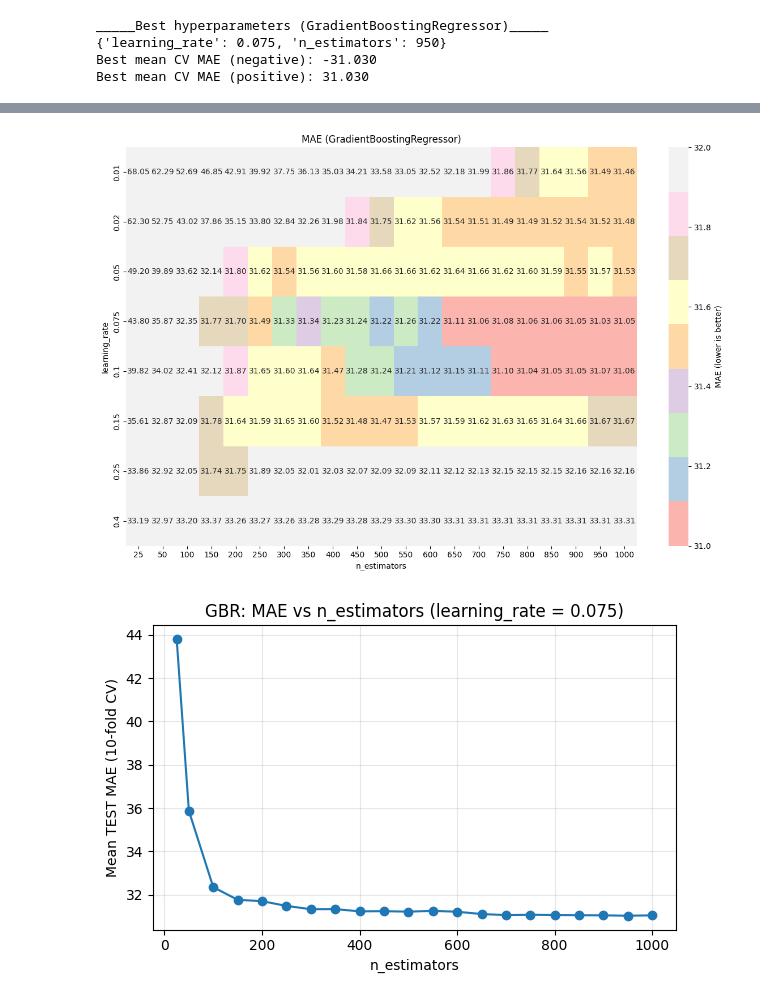
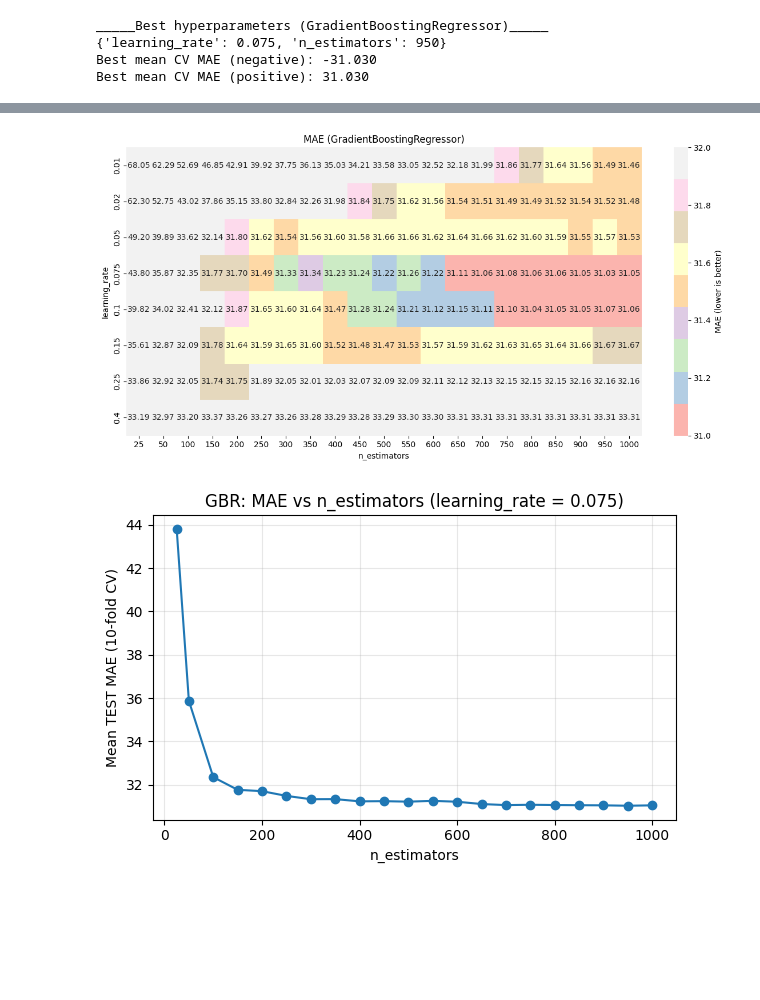
Before and after one commit to mibununi/ct4101-assignment2, a Jupyter notebook: GradientBoostingRegressor.ipynb, the cells around one changed output, grey strips where cells are left out. Drawn from its saved outputs; the diff is of its cells as text; code cells hidden in the pictures; blank space fills up the shorter version.

```diff
--- a/GradientBoostingRegressor.ipynb
+++ b/GradientBoostingRegressor.ipynb
@@ -164,32 +164,32 @@ _____Grid Search Results (GBR, MAE)_____
 # %%
 #converting to positive
 gbr_cv_df["test_MAE"] = -gbr_cv_df["mean_test_score"]
 
 #pivot table for heatmap
 gbr_heatmap = gbr_cv_df.pivot_table(
     values="test_MAE",
     index="param_learning_rate",
     columns="param_n_estimators",
 )
 
-plt.figure(figsize=(12, 8))
+plt.figure(figsize=(12, 6))
 sns.heatmap(
     gbr_heatmap,
     annot=True,
     fmt=".2f",
     cmap="Pastel1",
     #for better colour spread
     vmin=31,
     vmax=32,
     cbar_kws={"label": "MAE (lower is better)"},
 )
 plt.title("MAE (GradientBoostingRegressor)")
 plt.xlabel("n_estimators")
 plt.ylabel("learning_rate")
 plt.tight_layout()
 plt.show()
 # %% [output]
-[figure, old version]
+[figure, new version]
 # %%
 #picking best learning_rate from grid search
 best_lr = gbr_grid.best_params_["learning_rate"]
```
Also changed, not shown: parts of 4 cells of this notebook.
